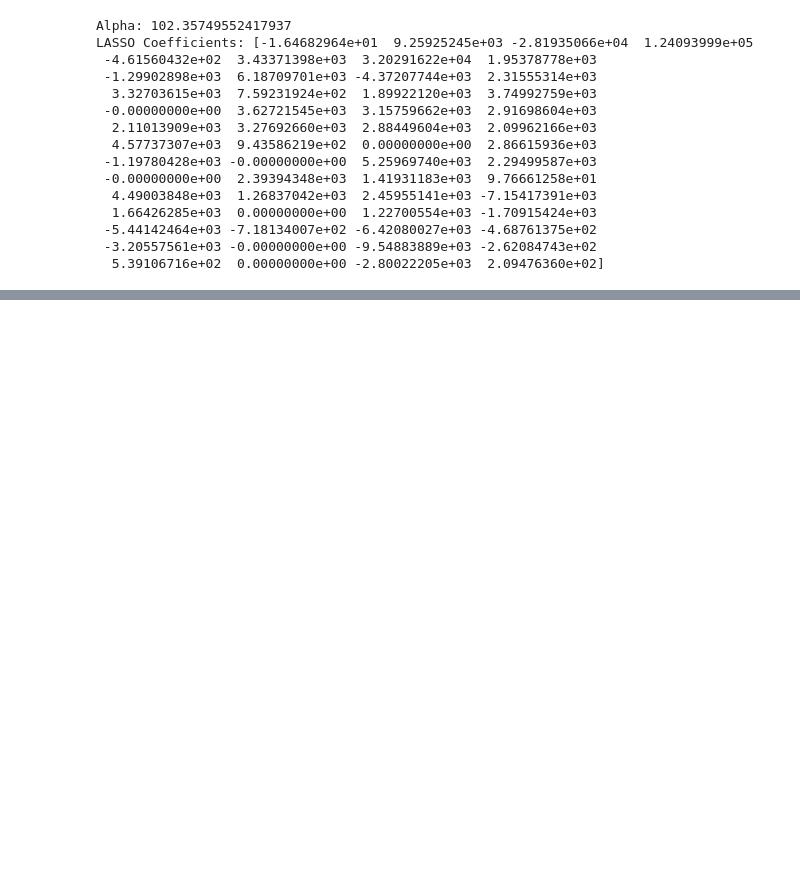
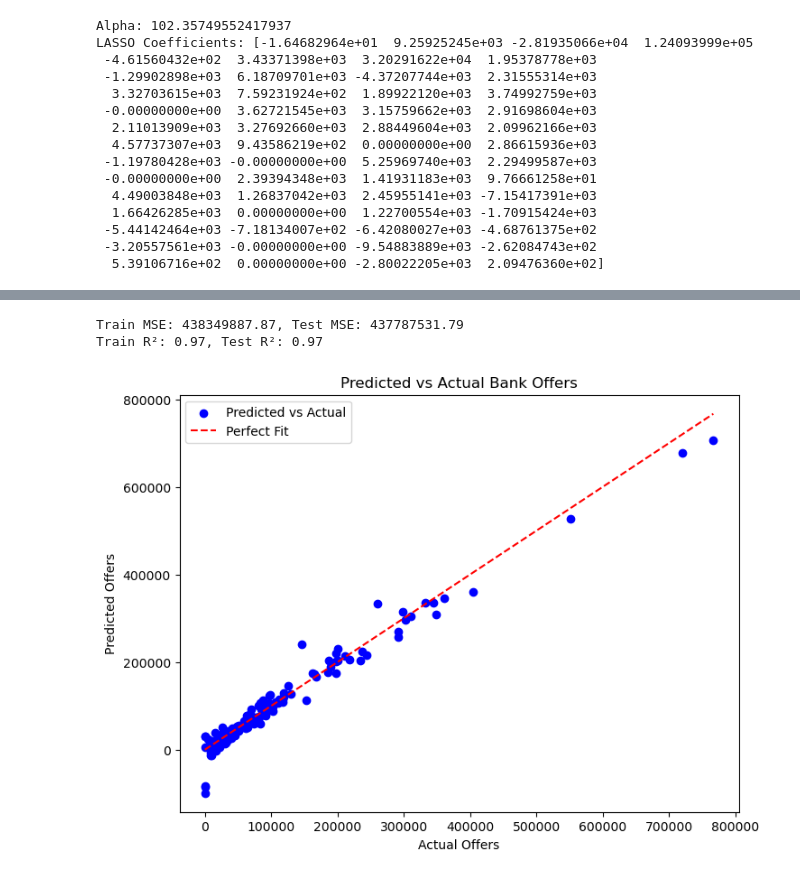
Before and after one commit to jjap2021/Poleto-SCE, a Jupyter notebook: LASSO.ipynb, the cells around one changed output, grey strips where cells are left out. Saved outputs shown, nothing was run; the diff lists cells and outputs as text; code cells hidden in the pictures; blank space fills up the shorter version.

Commit message:
continued work on LassoCV

```diff
--- a/LASSO.ipynb
+++ b/LASSO.ipynb
@@ -64,0 +94,25 @@ LASSO Coefficients: [-1.64682964e+01  9.25925245e+03 -2.81935066e+04  1.24093999
+# %%
+y_train_pred = lasso.predict(X_train)
+y_test_pred = lasso.predict(X_test)
+
+train_mse = mean_squared_error(y_train, y_train_pred)
+test_mse = mean_squared_error(y_test, y_test_pred)
+train_r2 = r2_score(y_train, y_train_pred)
+test_r2 = r2_score(y_test, y_test_pred)
+
+print(f"Train MSE: {train_mse:.2f}, Test MSE: {test_mse:.2f}")
+print(f"Train R²: {train_r2:.2f}, Test R²: {test_r2:.2f}")
+# %% [output]
+Train MSE: 438349887.87, Test MSE: 437787531.79
+Train R²: 0.97, Test R²: 0.97
+# %%
+plt.figure(figsize=(8, 6))
+plt.scatter(y_test, y_test_pred, color='blue', label="Predicted vs Actual")
+plt.plot([min(y_test), max(y_test)], [min(y_test), max(y_test)], color='red', linestyle='--', label="Perfect Fit")
+plt.xlabel("Actual Offers")
+plt.ylabel("Predicted Offers")
+plt.title("Predicted vs Actual Bank Offers")
+plt.legend()
+plt.show()
+# %% [output]
+[figure, added]
```
Also changed, not shown: parts of 4 cells of this notebook.
